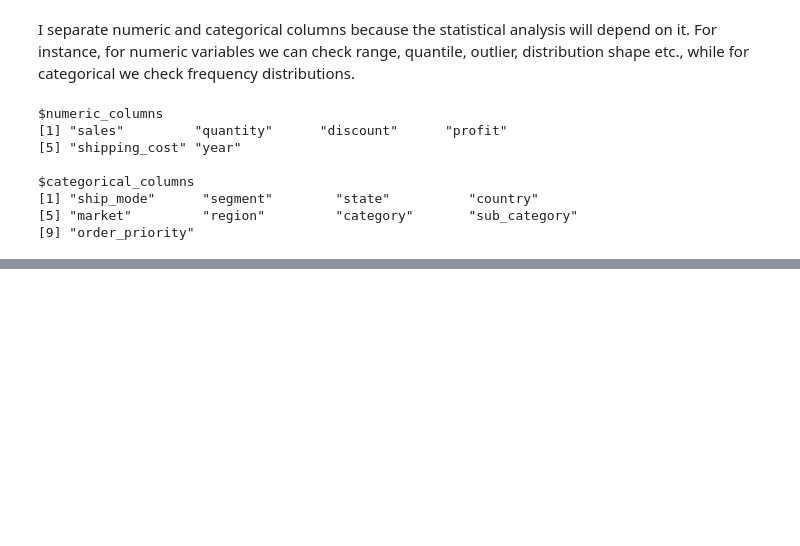
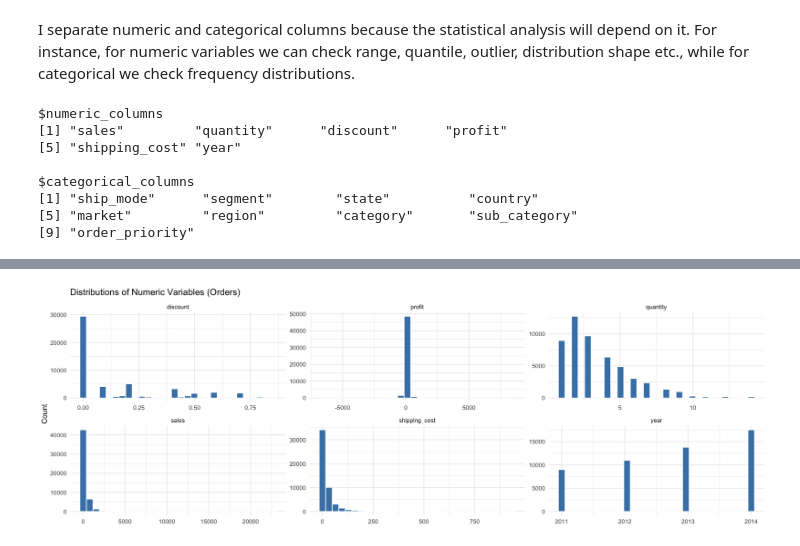
Before and after one commit to aleksiakolo/product-sales-analysis, a Jupyter notebook: notebooks/orders_statistics.ipynb, the cells around one changed output, grey strips where cells are left out. Saved outputs shown, nothing was run; the diff lists cells and outputs as text; code cells hidden in the pictures; blank space fills up the shorter version.

```diff
--- a/notebooks/orders_statistics.ipynb
+++ b/notebooks/orders_statistics.ipynb
@@ -138,16 +183,19 @@ A tibble: 1 × 30
 # %%
 # distribution shape
+options(repr.plot.width = 15, repr.plot.height = 5)
 
 numeric_vars %>%
-  pivot_longer(everything()) %>%
-  ggplot(aes(value)) +
-  geom_histogram(bins = 30, fill = "steelblue", color = "white") +
-  facet_wrap(~ name, scales = "free") +
-  theme_minimal() +
-  labs(
-    title = "Distributions of Numeric Variables (Orders)",
-    x = NULL,
-    y = "Count"
-  )
+    pivot_longer(everything()) %>%
+    ggplot(aes(value)) +
+    geom_histogram(bins = 30, fill = "steelblue", color = "white") +
+    facet_wrap(~name, scales = "free") +
+    theme_minimal() +
+    labs(
+        title = "Distributions of Numeric Variables (Orders)",
+        x = NULL,
+        y = "Count"
+    )
+# %% [output]
+[figure, added]
 # %%
 # boxplots for dispersion and outliers
```
Also changed, not shown: parts of 9 cells of this notebook, 35 other files.
